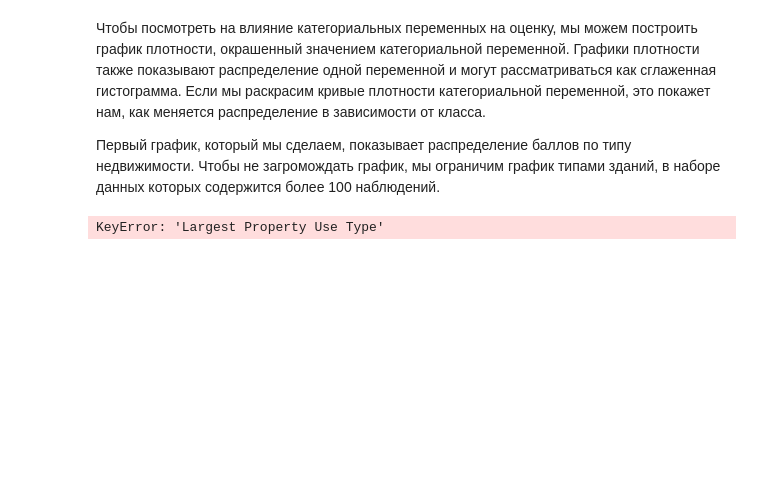
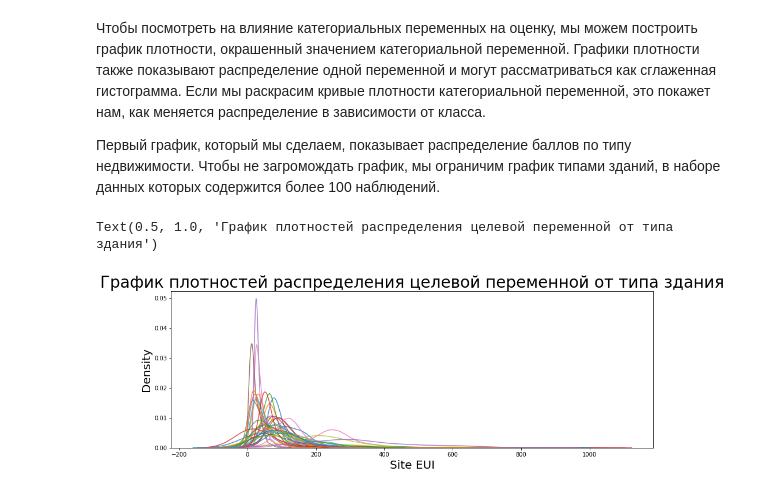
Before and after one commit to dessqa/wids_2022, a Jupyter notebook: eda.ipynb, the cells around one changed output. Cells and saved outputs as stored; diff of their text form; code cells hidden in the pictures; blank space fills up the shorter version.

```diff
--- a/eda.ipynb
+++ b/eda.ipynb
@@ -292,7 +292,5 @@ Name: site_eui, dtype: float64
 # %%
 # Create a list of buildings with more than 100 measurements
 types = train.dropna(subset=['site_eui'])
-types = types['Largest Property Use Type'].value_counts()
+types = types['facility_type'].value_counts()
 types = list(types[types.values > 100].index)
-# %% [output]
-KeyError: 'Largest Property Use Type'
@@ -300,0 +297,17 @@ type
+# %%
+fig, axes = plt.subplots(1, 1, figsize=(15, 5), sharey=True)
+
+# График каждого здания
+for b_type in types:
+    # Выбор типа здания
+    subset = train[train['facility_type'] == b_type]
+
+    # Плотность распределения целевой переменной
+    sns.kdeplot(subset['site_eui'].dropna(),
+               label = b_type, shade = False, alpha = 0.8)
+
+plt.xlabel('Site EUI', size = 20); plt.ylabel('Density', size = 20);
+plt.title('График плотностей распределения целевой переменной от типа здания', size = 28)
+# %% [output]
+Text(0.5, 1.0, 'График плотностей распределения целевой переменной от типа здания')
+[figure, added]
```
Also changed, not shown: parts of 47 cells of this notebook, 1 other file.
